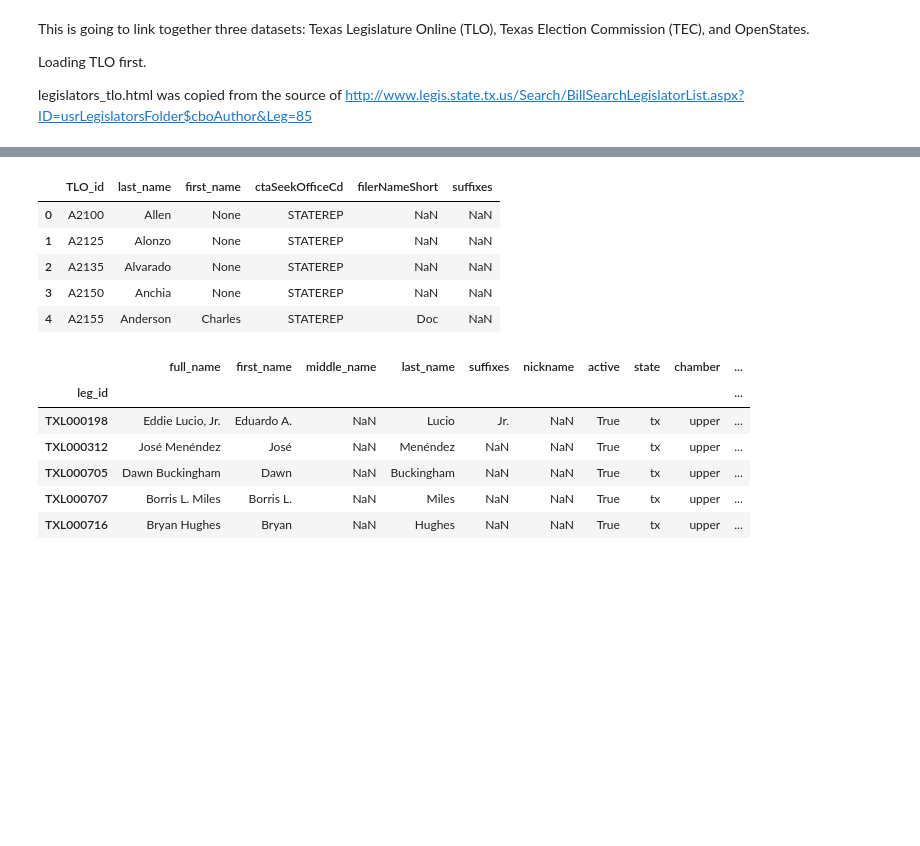
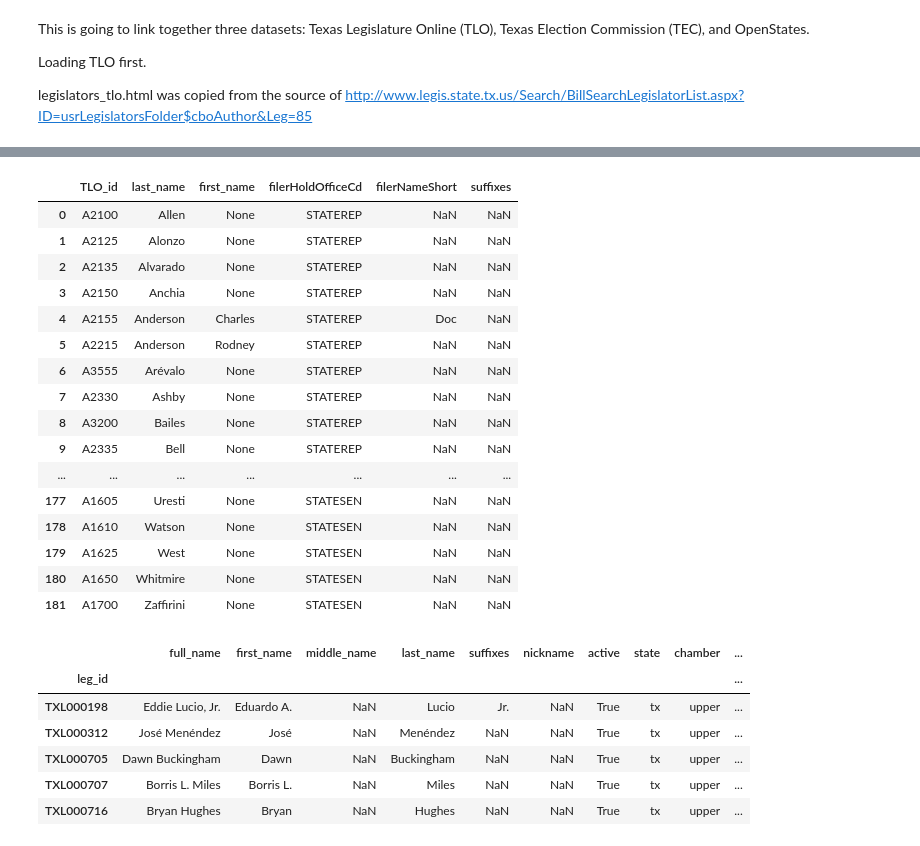
Before and after one commit to open-austin/influence-texas, a Jupyter notebook: notebooks/Legislator-Crosswalk.ipynb, the cells around one changed output, grey strips where cells are left out. Saved outputs shown, nothing was run; the diff lists cells and outputs as text; code cells hidden in the pictures; blank space fills up the shorter version.

```diff
--- a/notebooks/Legislator-Crosswalk.ipynb
+++ b/notebooks/Legislator-Crosswalk.ipynb
@@ -52,4 +50,8 @@ TypeError: 'str' object does not support item assignment
 # %%
 # Turning TLO dataset into a dataframe
 
-leg = pd.DataFrame(leg, columns = ["TLO_id","last_name","first_name", "ctaSeekOfficeCd"])
+leg = pd.DataFrame(leg, columns = ["TLO_id","last_name","first_name", "filerHoldOfficeCd"])
+# %%
+pd.options.display.max_rows = 200
+pd.options.display.max_columns = 200
+leg
@@ -56,35 +76,63 @@ leg = pd.DataFrame(leg, columns = ["TLO_id","last_name","first_name", "ctaSeekOf
 # %%
 # splitting off nicknames and suffixes in the data from TLO
 
 def parsenickname(first):
-    nicknamePattern = ' [\"\(](\w+)[\"\)]$'
+    nicknamePattern = '[\"\(](\w+)[\"\)]$'
     try:
         match = re.search(nicknamePattern, first)
-        newLast = first.split(match.group(0))[0]
-        return newLast, match.group(1)
+        newFirst = first.split(match.group(0))[0].strip()
+        return newFirst, match.group(1)
     except:
         return first, np.nan
 
-def parsesuffix(last):
-    suffixPattern = " (Jr\.|Sr\.|III)$"
-    try:
-        match = re.search(suffixPattern, last)
-        newLast = last.split(match.group(0))[0]
-        return newLast, match.group(1)
-    except:
-        return last, np.nan
+"""
+def parsesuffix(name):
+    suffixPattern = "(Jr\.|Sr\.|III)"
+    if re.match(suffixPattern, name):
+        match = re.search(suffixPattern, name)
+        newName = name.strip(match.group(1))
+        return newName.strip(), match.group(1)
+    else:
+        return name, np.nan
+"""
+
+def parsesuffix(row):
+    suffixPattern = "(Jr\.|Sr\.|III)"
+    answers = [row["first_name"], row["last_name"], np.nan]
+    if re.search(suffixPattern, row["last_name"]):
+        match = re.search(suffixPattern, row["last_name"])
+        newLast = row["last_name"].strip(match.group(1))
+        answers = [row["first_name"], newLast.strip(), match.group(1)]
+    elif type(row["first_name"]) == str and re.search(suffixPattern, row["first_name"]):
+        match = re.search(suffixPattern, row["first_name"])
+        newName = row["first_name"].strip(match.group(1))
+        answers = [newName.strip(), row["last_name"], match.group(1)]
+    if type(answers[0]) == str and len(answers[0]) == 0:
+        answers[0] = np.nan
+    return answers[0], answers[1], answers[2]
 
 leg["first_name"], leg["filerNameShort"] = zip(*leg["first_name"].map(parsenickname))
-leg["last_name"], leg["suffixes"] = zip(*leg["last_name"].map(parsesuffix))
+leg["first_name"], leg["last_name"], leg["suffixes"] = zip(*leg.apply(parsesuffix, axis = 1))
 
-leg[:5]
+leg
 # %% [output]
-|  | TLO_id | last_name | first_name | ctaSeekOfficeCd | filerNameShort | suffixes |
+|  | TLO_id | last_name | first_name | filerHoldOfficeCd | filerNameShort | suffixes |
 | 0 | A2100 | Allen | None | STATEREP | NaN | NaN |
 | 1 | A2125 | Alonzo | None | STATEREP | NaN | NaN |
 | 2 | A2135 | Alvarado | None | STATEREP | NaN | NaN |
 | 3 | A2150 | Anchia | None | STATEREP | NaN | NaN |
 | 4 | A2155 | Anderson | Charles | STATEREP | Doc | NaN |
+| 5 | A2215 | Anderson | Rodney | STATEREP | NaN | NaN |
+| 6 | A3555 | Arévalo | None | STATEREP | NaN | NaN |
+| 7 | A2330 | Ashby | None | STATEREP | NaN | NaN |
+| 8 | A3200 | Bailes | None | STATEREP | NaN | NaN |
+| 9 | A2335 | Bell | None | STATEREP | NaN | NaN |
+| ... | ... | ... | ... | ... | ... | ... |
+| 177 | A1605 | Uresti | None | STATESEN | NaN | NaN |
+| 178 | A1610 | Watson | None | STATESEN | NaN | NaN |
+| 179 | A1625 | West | None | STATESEN | NaN | NaN |
+| 180 | A1650 | Whitmire | None | STATESEN | NaN | NaN |
+| 181 | A1700 | Zaffirini | None | STATESEN | NaN | NaN |
 # %%
 # This loads a file from an Open States bulk download
 # Not sure that {"district": object} is the right choice, but I wanted integers with NaN allowed.
```
Also changed, not shown: parts of 31 cells of this notebook.
